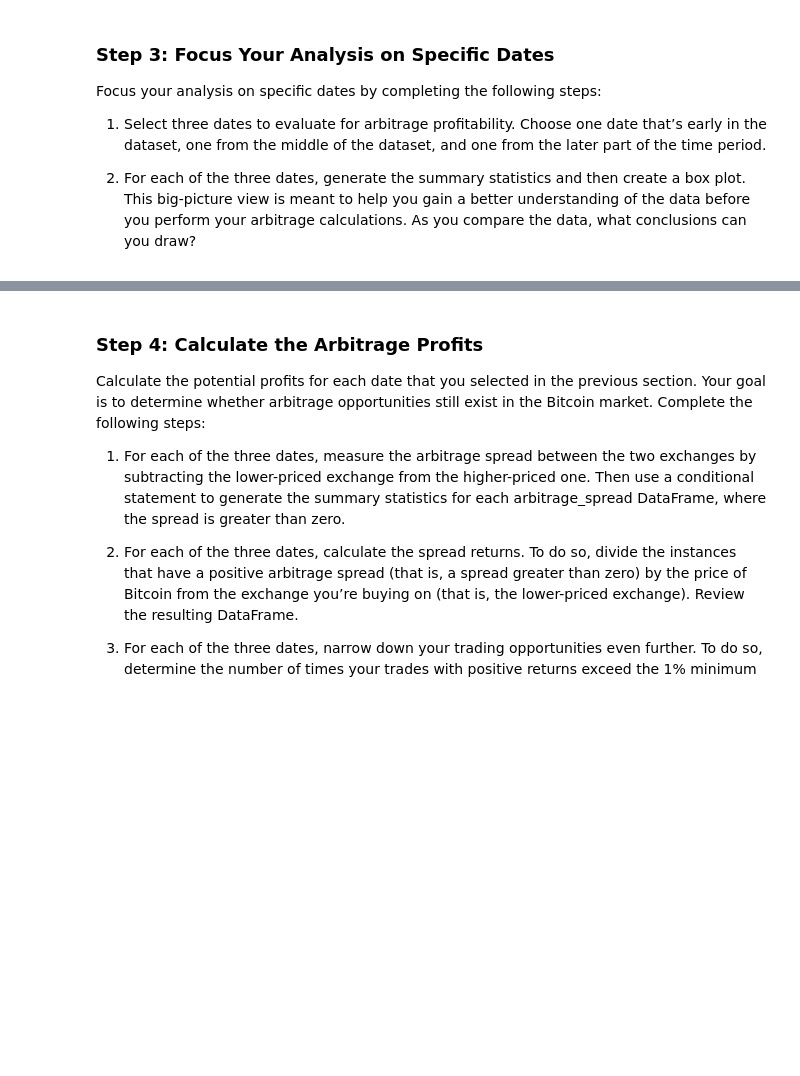
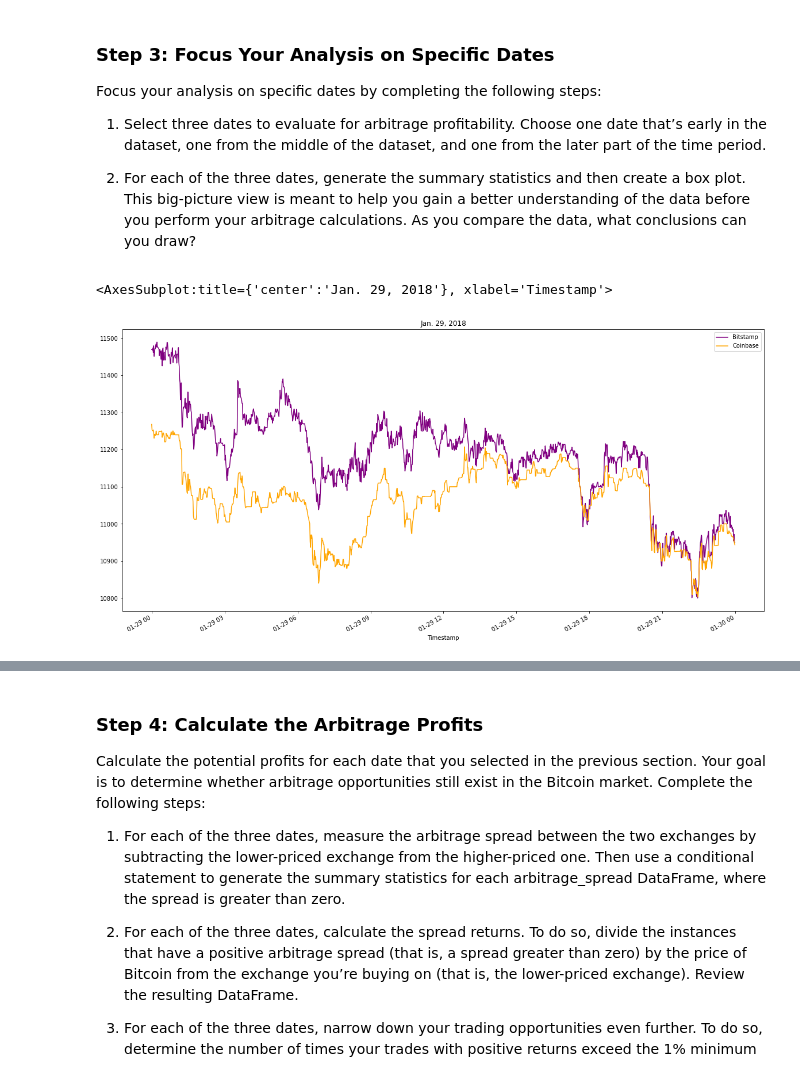
Before and after one commit to AndrewAu42/Crypto_Arbitrage, a Jupyter notebook: crypto_arbitrage.ipynb, the cells around one changed output, grey strips where cells are left out. Cells and saved outputs as stored; diff of their text form; code cells hidden in the pictures; blank space fills up the shorter version.

```diff
--- a/crypto_arbitrage.ipynb
+++ b/crypto_arbitrage.ipynb
@@ -296,7 +296,16 @@ Focus your analysis on specific dates by completing the following steps:
 # %%
 # Create an overlay plot that visualizes the two dataframes over a period of one day early in the dataset.
 # Be sure that the plots include the parameters `legend`, `figsize`, `title`, `color` and `label`
-# YOUR CODE HERE
+bitstamp['Close'].loc['2018-01-29'].plot(
+    legend=True, figsize=(20,10),title="Jan. 29, 2018",color="purple",label="Bitstamp"
+)
+
+coinbase['Close'].loc['2018-01-29'].plot(
+    legend=True, figsize=(20,10),title="Jan. 29, 2018",color="orange",label="Coinbase"
+)
+# %% [output]
+<AxesSubplot:title={'center':'Jan. 29, 2018'}, xlabel='Timestamp'>
+[figure, added]
 # %%
 # Using the early date that you have selected, calculate the arbitrage spread
 # by subtracting the bitstamp lower closing prices from the coinbase higher closing prices
```
Also changed, not shown: parts of 23 cells of this notebook, 1 other file.
